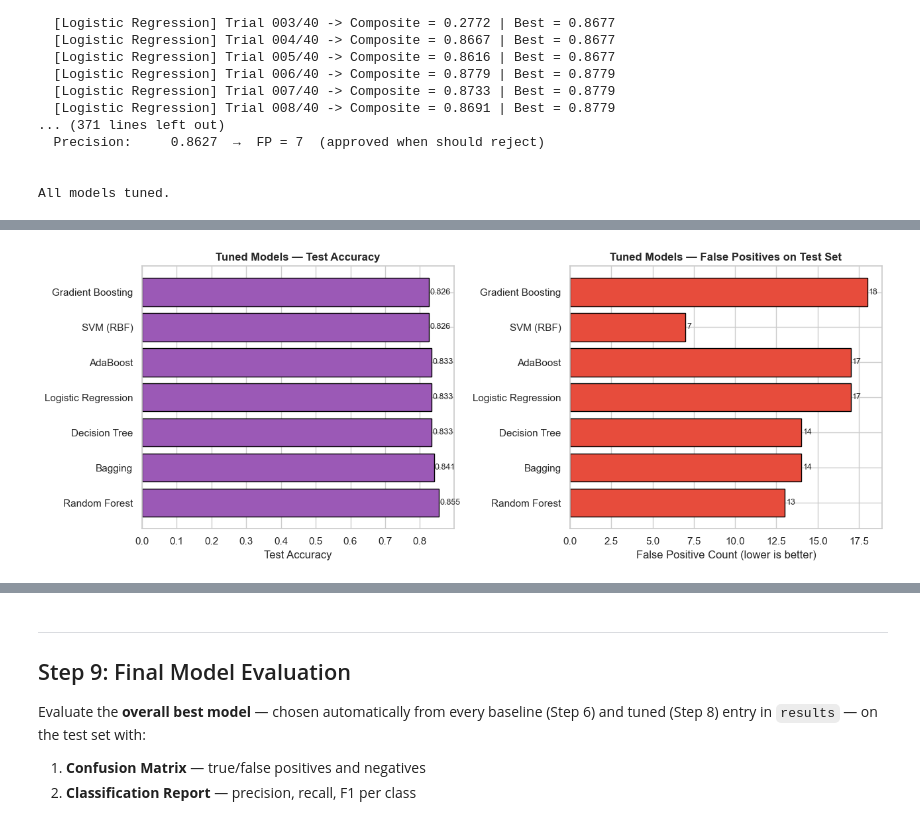
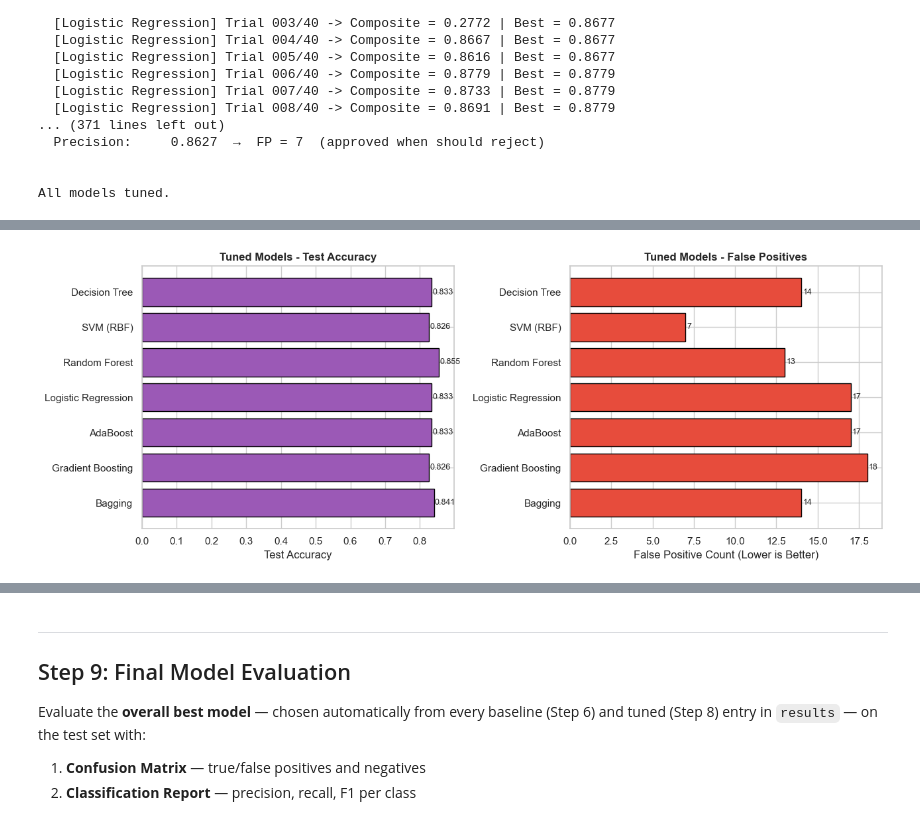
Before and after one commit to SubhabrataBarik/Machine-learning, a Jupyter notebook: kaggle/Credit_Card_Application/Credit_Card_Applications.ipynb, the cells around one changed output, grey strips where cells are left out. Saved outputs shown, nothing was run; the diff lists cells and outputs as text; code cells hidden in the pictures.

```diff
--- a/kaggle/Credit_Card_Application/Credit_Card_Applications.ipynb
+++ b/kaggle/Credit_Card_Application/Credit_Card_Applications.ipynb
@@ -1218,7 +1218,7 @@ Objective: 0.5*Accuracy + 0.5*Precision
 
 All models tuned.
 # %%
-# ---- Hyperparameter Tuning Summary: Accuracy + FP Count + Precision ----
+# ---- Hyperparameter Tuning Summary ----
 tuning_summary = pd.DataFrame({
     'Model':            list(tuned_results.keys()),
     'CV Composite':     [tuned_results[m]['cv_best_composite'] for m in tuned_results],
@@ -1228,53 +1228,80 @@ tuning_summary = pd.DataFrame({
     'ROC-AUC':          [tuned_results[m]['auc']               for m in tuned_results],
 })
 
-# Sort: highest accuracy first, then fewest FP as tiebreaker
+# Sort priority:
+# 1. Lowest False Positives
+# 2. Highest ROC-AUC
+# 3. Highest Test Accuracy
+# 4. Highest Precision
 tuning_summary = tuning_summary.sort_values(
-    ['Test Accuracy', 'FP Count'], ascending=[False, True]
+    by=['FP Count', 'ROC-AUC', 'Test Accuracy', 'Precision'],
+    ascending=[True, False, False, False]
 ).reset_index(drop=True)
 
-print('Hyperparameter Tuning Summary (Accuracy + False Positive focus):')
+print("Hyperparameter Tuning Summary")
 print(tuning_summary.to_string(index=False))
 
-# Best model = highest accuracy; if tied, pick lowest FP
+# ---------------- Best Model ----------------
 best_tuned_name = tuning_summary.iloc[0]['Model']
 best = tuned_results[best_tuned_name]
-print(f'\nBest tuned model: {best_tuned_name}')
-print(f'  Best Parameters:   {best["best_params"]}')
-print(f'  CV Composite:      {best["cv_best_composite"]:.4f}  '
-      f'(0.5*Accuracy + 0.5*Precision)')
-print(f'  Test Accuracy:     {best["test_acc"]:.4f}')
-print(f'  Precision:         {best["precision"]:.4f}')
-print(f'  False Positives:   {best["fp"]}  '
-      f'(applicants wrongly approved on the test set)')
-print(f'  ROC-AUC:           {best["auc"]:.4f}')
 
-# ---- Side-by-side bar charts: Test Accuracy vs FP Count ----
+print(f"\nBest Tuned Model : {best_tuned_name}")
+print(f"Best Parameters  : {best['best_params']}")
+print(f"CV Composite     : {best['cv_best_composite']:.4f}")
+print(f"Test Accuracy    : {best['test_acc']:.4f}")
+print(f"Precision        : {best['precision']:.4f}")
+print(f"False Positives  : {best['fp']}")
+print(f"ROC-AUC          : {best['auc']:.4f}")
+
+# ---------------- Visualization ----------------
 fig, axes = plt.subplots(1, 2, figsize=(13, 5))
 
-# Left: Test Accuracy
+# Accuracy Chart
 bars_acc = axes[0].barh(
-    tuning_summary['Model'], tuning_summary['Test Accuracy'],
-    color='#9b59b6', edgecolor='black')
+    tuning_summary['Model'],
+    tuning_summary['Test Accuracy'],
+    color='#9b59b6',
+    edgecolor='black'
+)
+
 axes[0].set_xlabel('Test Accuracy')
-axes[0].set_title('Tuned Models — Test Accuracy', fontweight='bold')
+axes[0].set_title('Tuned Models - Test Accuracy', fontweight='bold')
+
 for bar, val in zip(bars_acc, tuning_summary['Test Accuracy']):
-    axes[0].text(val + 0.002, bar.get_y() + bar.get_height() / 2,
-                 f'{val:.3f}', va='center', fontsize=9)
+    axes[0].text(
+        val + 0.002,
+        bar.get_y() + bar.get_height()/2,
+        f'{val:.3f}',
+        va='center',
+        fontsize=9
+    )
 
-# Right: False Positive Count (lower is better)
+# False Positive Chart
 bars_fp = axes[1].barh(
-    tuning_summary['Model'], tuning_summary['FP Count'],
-    color='#e74c3c', edgecolor='black')
-axes[1].set_xlabel('False Positive Count (lower is better)')
-axes[1].set_title('Tuned Models — False Positives on Test Set', fontweight='bold')
+    tuning_summary['Model'],
+    tuning_summary['FP Count'],
+    color='#e74c3c',
+    edgecolor='black'
+)
+
+axes[1].set_xlabel('False Positive Count (Lower is Better)')
+axes[1].set_title('Tuned Models - False Positives', fontweight='bold')
+
 for bar, val in zip(bars_fp, tuning_summary['FP Count']):
-    axes[1].text(val + 0.1, bar.get_y() + bar.get_height() / 2,
-                 str(int(val)), va='center', fontsize=9)
+    axes[1].text(
+        val + 0.1,
+        bar.get_y() + bar.get_height()/2,
+        str(int(val)),
+        va='center',
+        fontsize=9
+    )
 
 plt.tight_layout()
 plt.show()
 
-print("\nNote: 'results' now holds both baseline (Step 6) and tuned (Step 8) entries "
-      "for every model, so Step 9 automatically compares across all of them.")
+print("\nSelection Priority:")
+print("1. Lowest False Positives")
+print("2. Highest ROC-AUC")
+print("3. Highest Test Accuracy")
+print("4. Highest Precision")
 # %% [output]
@@ -1298 +1325 @@ Best tuned model: Random Forest
-[figure, old version]
+[figure, new version]
```
Also changed, not shown: parts of 5 cells of this notebook.
